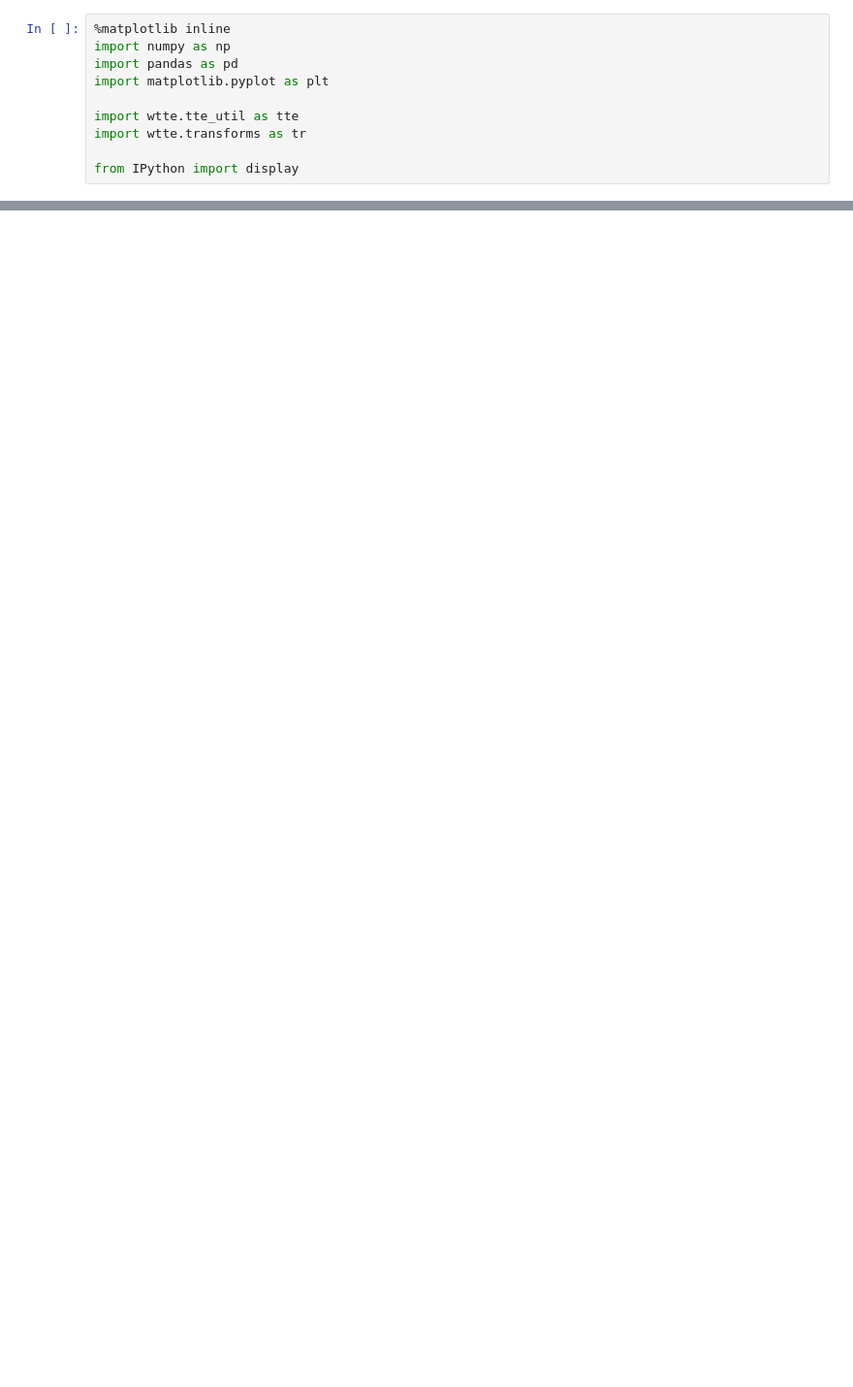
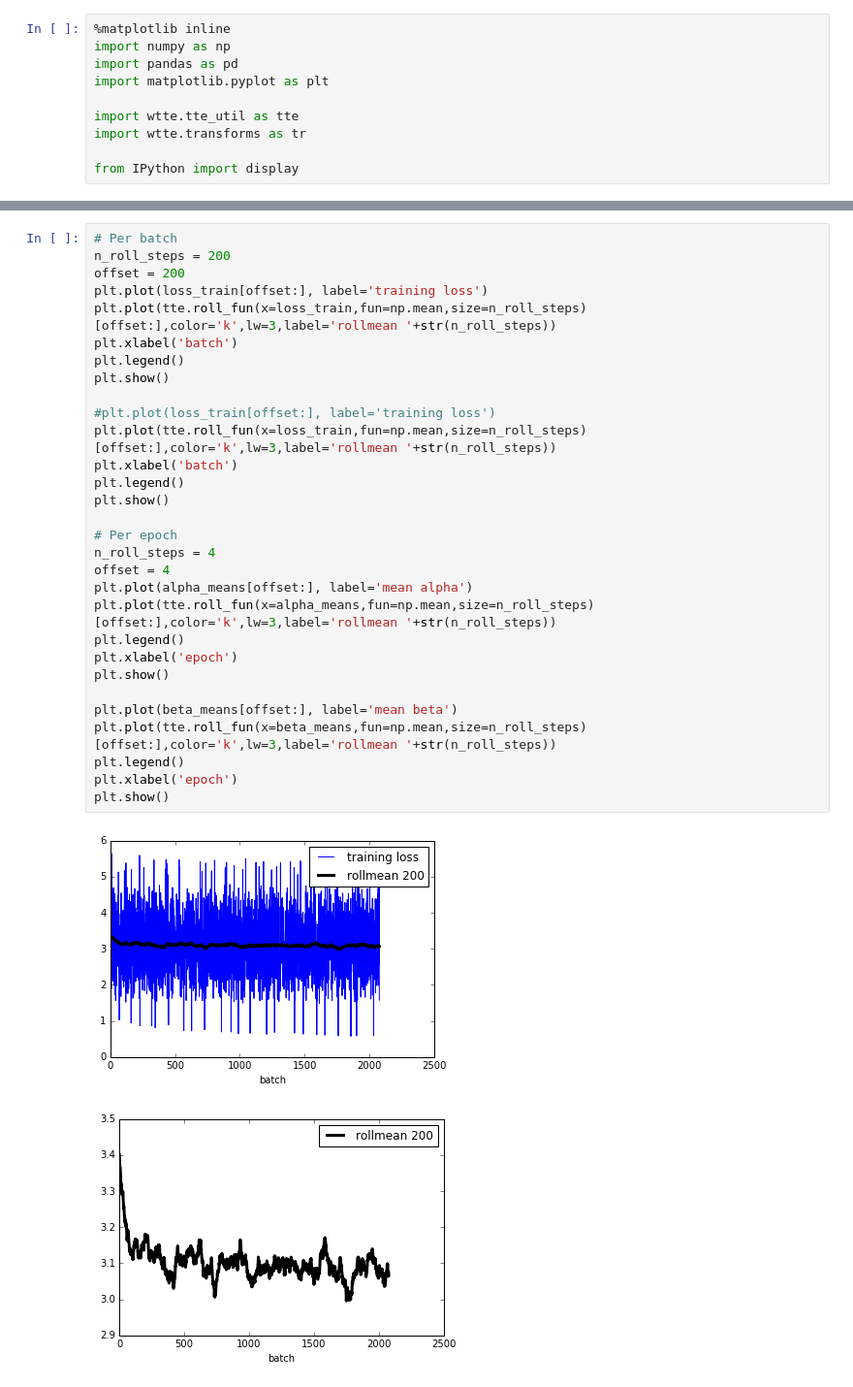
Before and after one commit to ragulpr/wtte-rnn, a Jupyter notebook: python/examples/data_pipeline/data_pipeline.ipynb, the cells around one changed output, grey strips where cells are left out. Shown at 97% size. Cells and saved outputs as stored; diff of their text form; blank space fills up the shorter version.

```diff
--- a/python/examples/data_pipeline/data_pipeline.ipynb
+++ b/python/examples/data_pipeline/data_pipeline.ipynb
@@ -390,0 +606,33 @@ print y_test.shape,y_test.dtype
+# %%
+# Per batch
+n_roll_steps = 200
+offset = 200
+plt.plot(loss_train[offset:], label='training loss')
+plt.plot(tte.roll_fun(x=loss_train,fun=np.mean,size=n_roll_steps)[offset:],color='k',lw=3,label='rollmean '+str(n_roll_steps))
+plt.xlabel('batch')
+plt.legend()
+plt.show()
+
+#plt.plot(loss_train[offset:], label='training loss')
+plt.plot(tte.roll_fun(x=loss_train,fun=np.mean,size=n_roll_steps)[offset:],color='k',lw=3,label='rollmean '+str(n_roll_steps))
+plt.xlabel('batch')
+plt.legend()
+plt.show()
+
+# Per epoch
+n_roll_steps = 4
+offset = 4
+plt.plot(alpha_means[offset:], label='mean alpha')
+plt.plot(tte.roll_fun(x=alpha_means,fun=np.mean,size=n_roll_steps)[offset:],color='k',lw=3,label='rollmean '+str(n_roll_steps))
+plt.legend()
+plt.xlabel('epoch')
+plt.show()
+
+plt.plot(beta_means[offset:], label='mean beta')
+plt.plot(tte.roll_fun(x=beta_means,fun=np.mean,size=n_roll_steps)[offset:],color='k',lw=3,label='rollmean '+str(n_roll_steps))
+plt.legend()
+plt.xlabel('epoch')
+plt.show()
+# %% [output]
+[figure, added]
+[figure, added]
```
Also changed, not shown: parts of 30 cells of this notebook.
